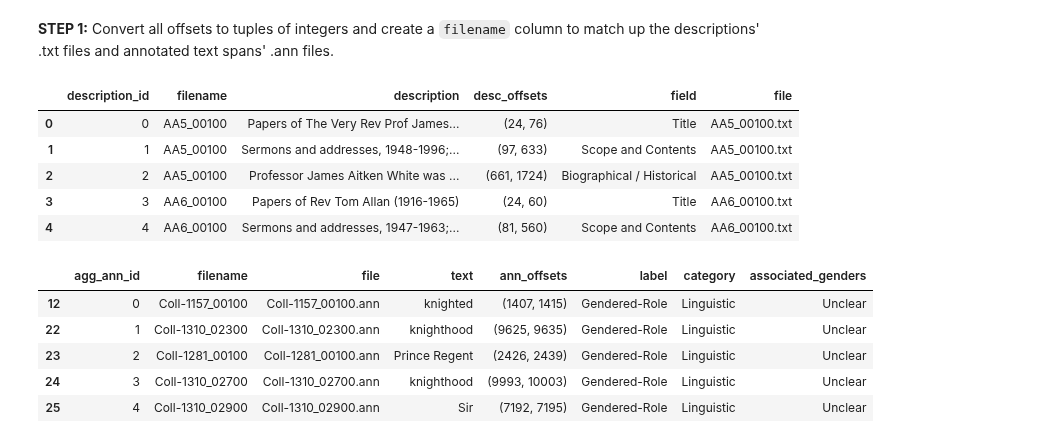
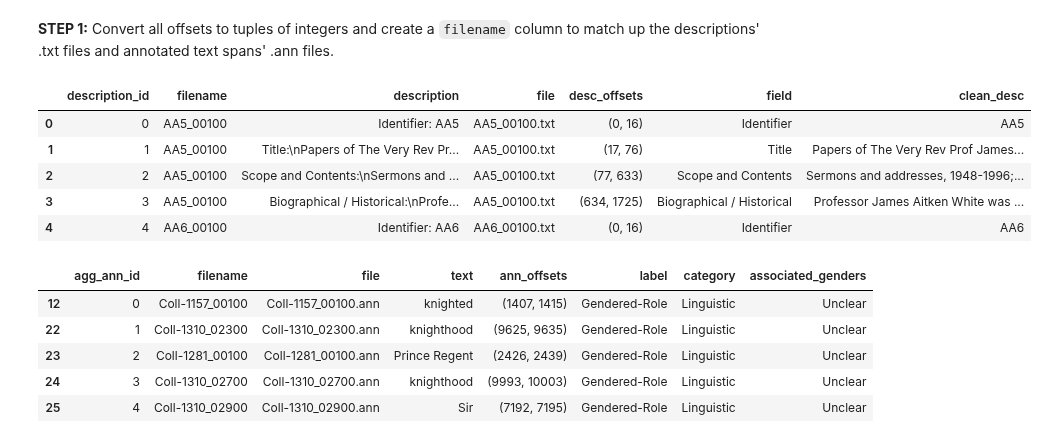
Before and after one commit to thegoose20/gender-bias, a Jupyter notebook: analysis/Analysis_LengthsAndOffsets.ipynb, the cells around one changed output. Cells and saved outputs as stored; diff of their text form; code cells hidden in the pictures.

```diff
--- a/analysis/Analysis_LengthsAndOffsets.ipynb
+++ b/analysis/Analysis_LengthsAndOffsets.ipynb
@@ -168,0 +175,29 @@ ann_desc_df.loc[ann_desc_df.file == "Coll-1057_00600.txt"]  #Coll-1036_00400.txt
+# %%
+descriptions = list(ann_desc_df.description)
+fields = ["Identifier: ", "Title:\n", "Scope and Contents:\n", "Biographical / Historical:\n", "Processing Information:\n"]
+i, maxI = 0, len(descriptions)
+fields_col, descs_col = [], []
+while i < maxI:
+    d = descriptions[i]
+    foundField = False
+    for f in fields:
+        if f in d:
+            foundField = True
+            field = f
+            break
+    if foundField == False:
+        clean_field = last_field
+        fields_col += [clean_field]
+        descs_col += [d]
+    elif foundField == True:
+        descs_col += [d.replace(field,"")]
+        clean_field = field.strip()[:-1]
+        fields_col += [clean_field]
+    last_field = clean_field
+    i += 1
+assert len(descriptions) == len(descs_col)
+assert len(fields_col) == len(descs_col)
+# %%
+ann_desc_df.insert(len(ann_desc_df.columns), "field", fields_col)
+ann_desc_df.insert(len(ann_desc_df.columns), "clean_desc", descs_col)
+ann_desc_df.head()
@@ -380,27 +430,27 @@ df_tokens.to_csv(config.crc_meta_path+"descid_token_offsets.csv")
 # %%
 df_descs = pd.read_csv(config.crc_meta_path+"annot_descs.csv", index_col=0)
 
 # Remove file extensions
 desc_filenames = list(df_descs.file)
 desc_filenames = [f[:-4] for f in desc_filenames]
 df_descs.insert(1, "filename", desc_filenames)
 
 # Get offsets as tuples of ints
 start_offsets = list(df_descs.start_offset)
 end_offsets = list(df_descs.end_offset)
 offsets_strs = list(zip(list(df_descs.start_offset),list(df_descs.end_offset)))
 desc_offsets_int_tuples = utils.turnStrTuplesToIntTuples(offsets_strs)
 df_descs = df_descs.drop(columns=["start_offset", "end_offset", "word_count", "sent_count"])
-df_descs.insert(, "desc_offsets", offsets_int_tuples)
+df_descs.insert(4, "desc_offsets", desc_offsets_int_tuples)
 
 df_descs.head()
 # %% [output]
-|  | description_id | filename | description | desc_offsets | field | file |
-| 0 | 0 | AA5_00100 | Papers of The Very Rev Prof James... | (24, 76) | Title | AA5_00100.txt |
-| 1 | 1 | AA5_00100 | Sermons and addresses, 1948-1996;... | (97, 633) | Scope and Contents | AA5_00100.txt |
-| 2 | 2 | AA5_00100 | Professor James Aitken White was ... | (661, 1724) | Biographical / Historical | AA5_00100.txt |
-| 3 | 3 | AA6_00100 | Papers of Rev Tom Allan (1916-1965) | (24, 60) | Title | AA6_00100.txt |
-| 4 | 4 | AA6_00100 | Sermons and addresses, 1947-1963;... | (81, 560) | Scope and Contents | AA6_00100.txt |
+|  | description_id | filename | description | file | desc_offsets | field | clean_desc |
+| 0 | 0 | AA5_00100 | Identifier: AA5 | AA5_00100.txt | (0, 16) | Identifier | AA5 |
+| 1 | 1 | AA5_00100 | Title:\nPapers of The Very Rev Pr... | AA5_00100.txt | (17, 76) | Title | Papers of The Very Rev Prof James... |
+| 2 | 2 | AA5_00100 | Scope and Contents:\nSermons and ... | AA5_00100.txt | (77, 633) | Scope and Contents | Sermons and addresses, 1948-1996;... |
+| 3 | 3 | AA5_00100 | Biographical / Historical:\nProfe... | AA5_00100.txt | (634, 1725) | Biographical / Historical | Professor James Aitken White was ... |
+| 4 | 4 | AA6_00100 | Identifier: AA6 | AA6_00100.txt | (0, 16) | Identifier | AA6 |
 # %%
 df_ann = pd.read_csv("../data/aggregated_data/aggregated_final.csv", index_col=0)
 
```
Also changed, not shown: parts of 32 cells of this notebook, 5 other files.
